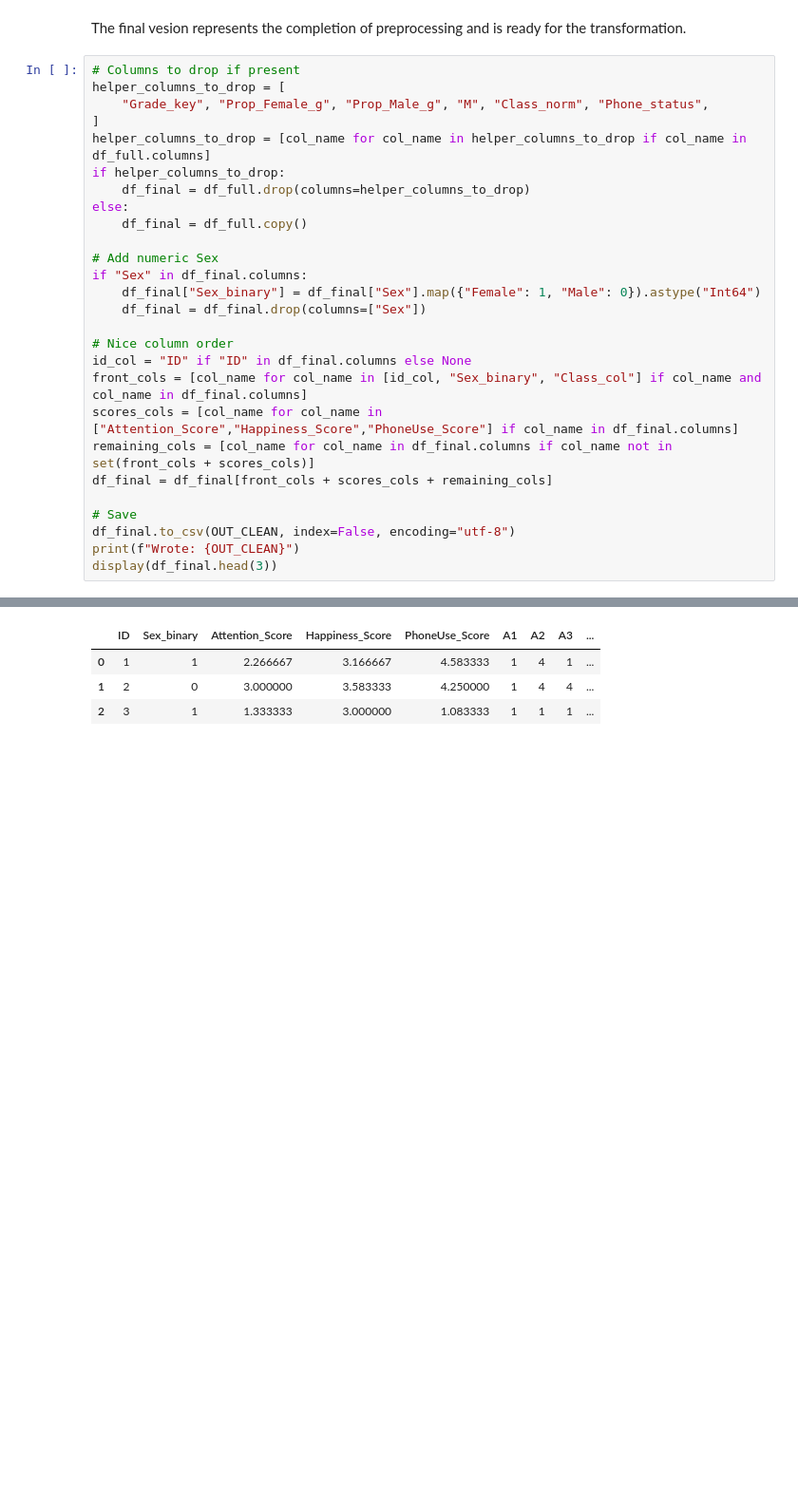
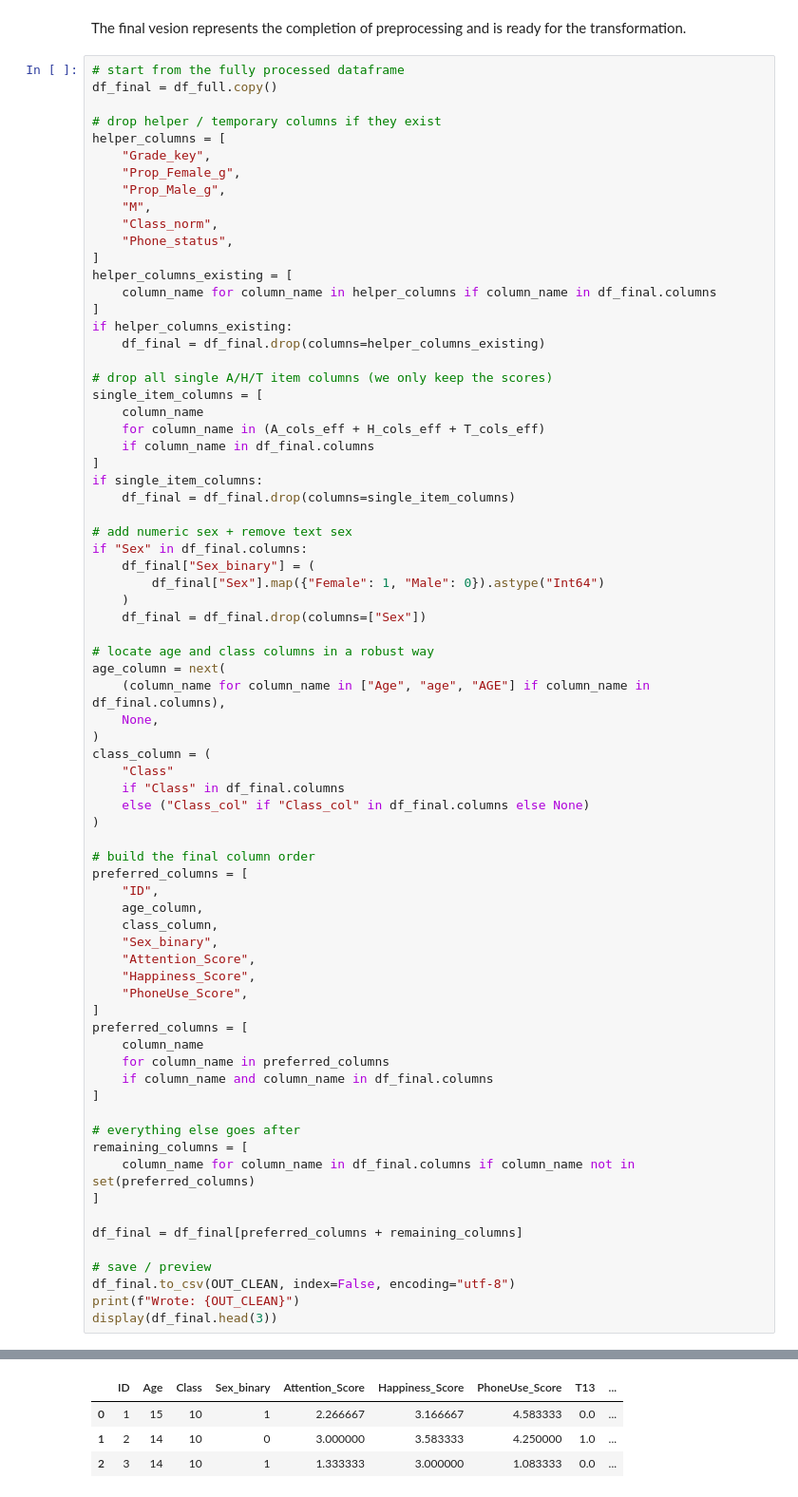
Before and after one commit to Sakacogu/BF_survey, a Jupyter notebook: BF_notebook.ipynb, the cells around one changed output, grey strips where cells are left out. Shown at 95% size. Cells and saved outputs as stored; diff of their text form; blank space fills up the shorter version.

```diff
--- a/BF_notebook.ipynb
+++ b/BF_notebook.ipynb
@@ -683,35 +733,81 @@ display(df_full[["Attention_Score","Happiness_Score","PhoneUse_Score"]].head())
 # %% [markdown]
 The final vesion represents the completion of preprocessing and is ready for the transformation.
 # %%
-# Columns to drop if present
-helper_columns_to_drop = [
-    "Grade_key", "Prop_Female_g", "Prop_Male_g", "M", "Class_norm", "Phone_status",
+# start from the fully processed dataframe
+df_final = df_full.copy()
+
+# drop helper / temporary columns if they exist
+helper_columns = [
+    "Grade_key",
+    "Prop_Female_g",
+    "Prop_Male_g",
+    "M",
+    "Class_norm",
+    "Phone_status",
 ]
-helper_columns_to_drop = [col_name for col_name in helper_columns_to_drop if col_name in df_full.columns]
-if helper_columns_to_drop:
-    df_final = df_full.drop(columns=helper_columns_to_drop)
-else:
-    df_final = df_full.copy()
+helper_columns_existing = [
+    column_name for column_name in helper_columns if column_name in df_final.columns
+]
+if helper_columns_existing:
+    df_final = df_final.drop(columns=helper_columns_existing)
 
-# Add numeric Sex
+# drop all single A/H/T item columns (we only keep the scores)
+single_item_columns = [
+    column_name
+    for column_name in (A_cols_eff + H_cols_eff + T_cols_eff)
+    if column_name in df_final.columns
+]
+if single_item_columns:
+    df_final = df_final.drop(columns=single_item_columns)
+
+# add numeric sex + remove text sex
 if "Sex" in df_final.columns:
-    df_final["Sex_binary"] = df_final["Sex"].map({"Female": 1, "Male": 0}).astype("Int64")
+    df_final["Sex_binary"] = (
+        df_final["Sex"].map({"Female": 1, "Male": 0}).astype("Int64")
+    )
     df_final = df_final.drop(columns=["Sex"])
 
-# Nice column order
-id_col = "ID" if "ID" in df_final.columns else None
-front_cols = [col_name for col_name in [id_col, "Sex_binary", "Class_col"] if col_name and col_name in df_final.columns]
-scores_cols = [col_name for col_name in ["Attention_Score","Happiness_Score","PhoneUse_Score"] if col_name in df_final.columns]
-remaining_cols = [col_name for col_name in df_final.columns if col_name not in set(front_cols + scores_cols)]
-df_final = df_final[front_cols + scores_cols + remaining_cols]
+# locate age and class columns in a robust way
+age_column = next(
+    (column_name for column_name in ["Age", "age", "AGE"] if column_name in df_final.columns),
+    None,
+)
+class_column = (
+    "Class"
+    if "Class" in df_final.columns
+    else ("Class_col" if "Class_col" in df_final.columns else None)
+)
 
-# Save
+# build the final column order
+preferred_columns = [
+    "ID",
+    age_column,
+    class_column,
+    "Sex_binary",
+    "Attention_Score",
+    "Happiness_Score",
+    "PhoneUse_Score",
+]
+preferred_columns = [
+    column_name
+    for column_name in preferred_columns
+    if column_name and column_name in df_final.columns
+]
+
+# everything else goes after
+remaining_columns = [
+    column_name for column_name in df_final.columns if column_name not in set(preferred_columns)
+]
+
+df_final = df_final[preferred_columns + remaining_columns]
+
+# save / preview
 df_final.to_csv(OUT_CLEAN, index=False, encoding="utf-8")
 print(f"Wrote: {OUT_CLEAN}")
 display(df_final.head(3))
 # %% [output]
 Wrote: BF_ML_ready.csv
-|  | ID | Sex_binary | Attention_Score | Happiness_Score | PhoneUse_Score | A1 | A2 | A3 | ... |
-| 0 | 1 | 1 | 2.266667 | 3.166667 | 4.583333 | 1 | 4 | 1 | ... |
-| 1 | 2 | 0 | 3.000000 | 3.583333 | 4.250000 | 1 | 4 | 4 | ... |
-| 2 | 3 | 1 | 1.333333 | 3.000000 | 1.083333 | 1 | 1 | 1 | ... |
+|  | ID | Age | Class | Sex_binary | Attention_Score | Happiness_Score | PhoneUse_Score | T13 | ... |
+| 0 | 1 | 15 | 10 | 1 | 2.266667 | 3.166667 | 4.583333 | 0.0 | ... |
+| 1 | 2 | 14 | 10 | 0 | 3.000000 | 3.583333 | 4.250000 | 1.0 | ... |
+| 2 | 3 | 14 | 10 | 1 | 1.333333 | 3.000000 | 1.083333 | 0.0 | ... |
```
Also changed, not shown: parts of 3 cells of this notebook, 1 other file.
